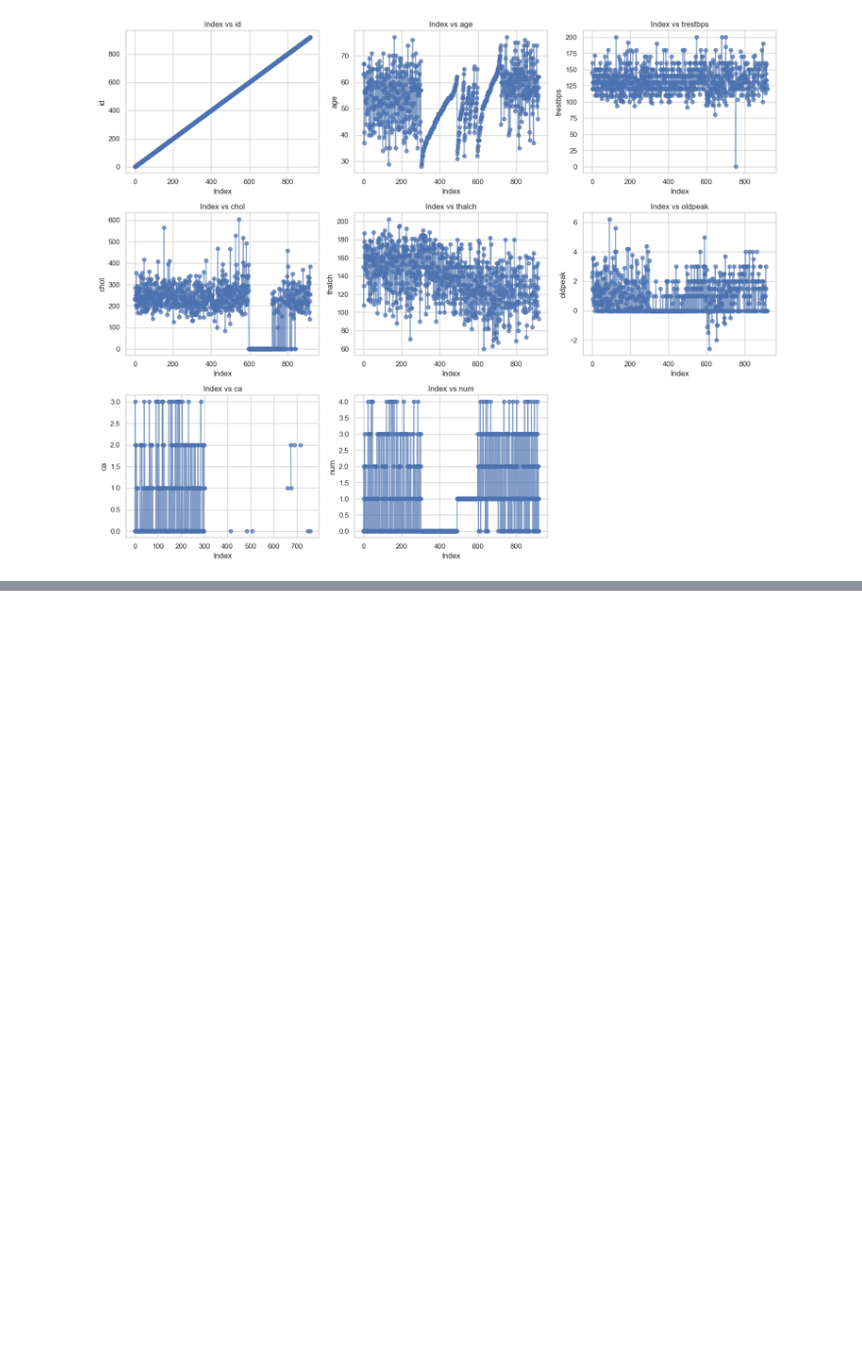
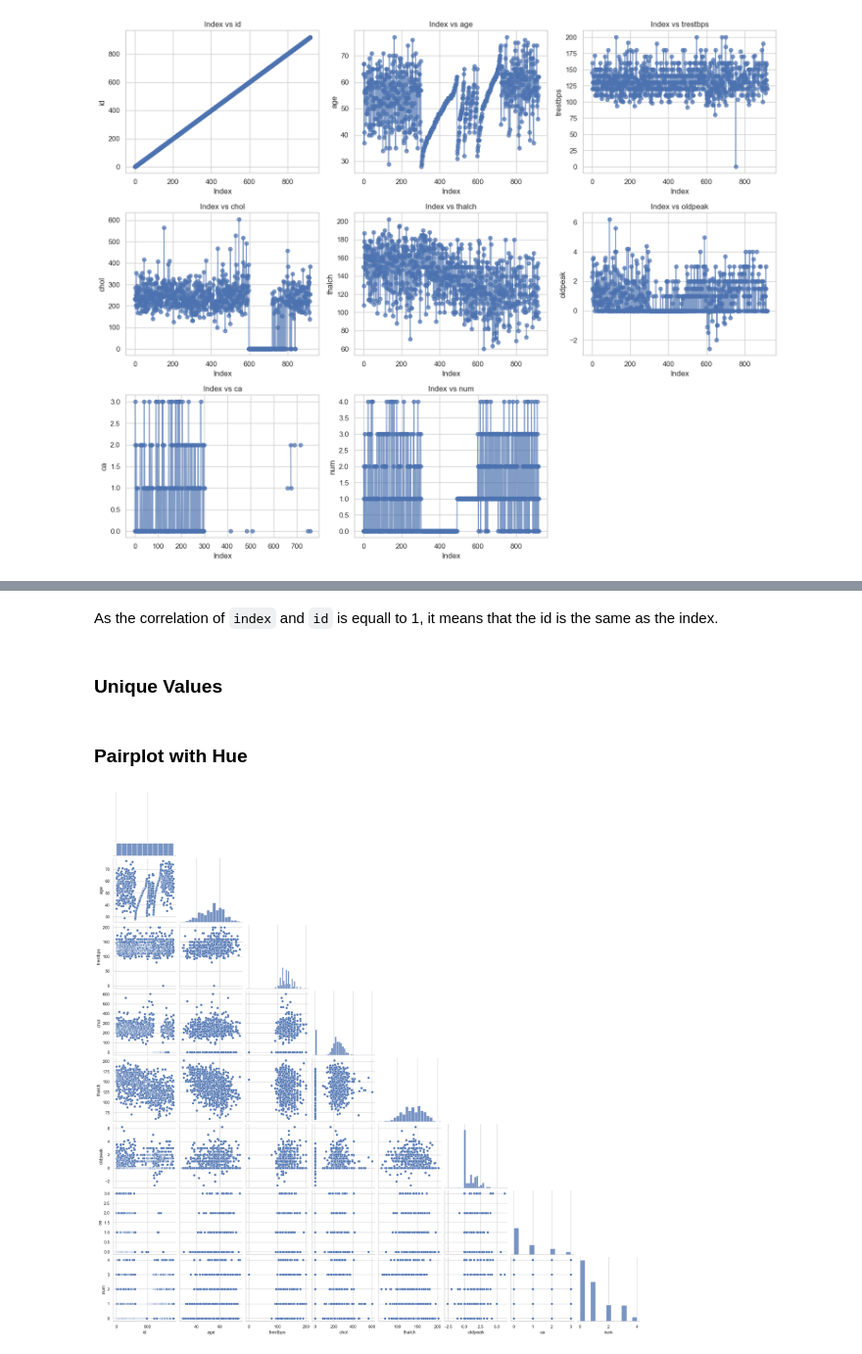
Before and after one commit to zuzannapajak/cardio-risk-prediction, a Jupyter notebook: notebooks/eda.ipynb, the cells around one changed output, grey strips where cells are left out. Shown at 98% size. Saved outputs shown, nothing was run; the diff lists cells and outputs as text; code cells hidden in the pictures; blank space fills up the shorter version.

```diff
--- a/notebooks/eda.ipynb
+++ b/notebooks/eda.ipynb
@@ -209,0 +282,14 @@ plt.show()
+# %% [markdown]
+As the correlation of `index` and `id`  is equall to 1, it means that the id is the same as the index.
+# %% [markdown]
+### Unique Values
+# %% [markdown]
+### Pairplot with Hue
+# %%
+
+if 'target' in df.columns:
+    sns.pairplot(df[numerical_columns + ['target']], hue='target', corner=True)
+else:
+    sns.pairplot(df[numerical_columns], corner=True)
+# %% [output]
+[figure, added]
```
Also changed, not shown: parts of 28 cells of this notebook.
